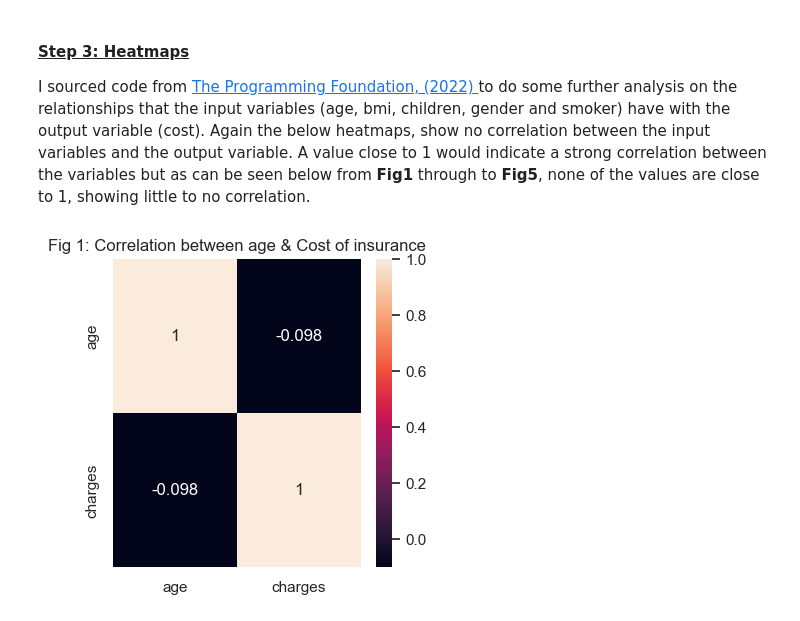
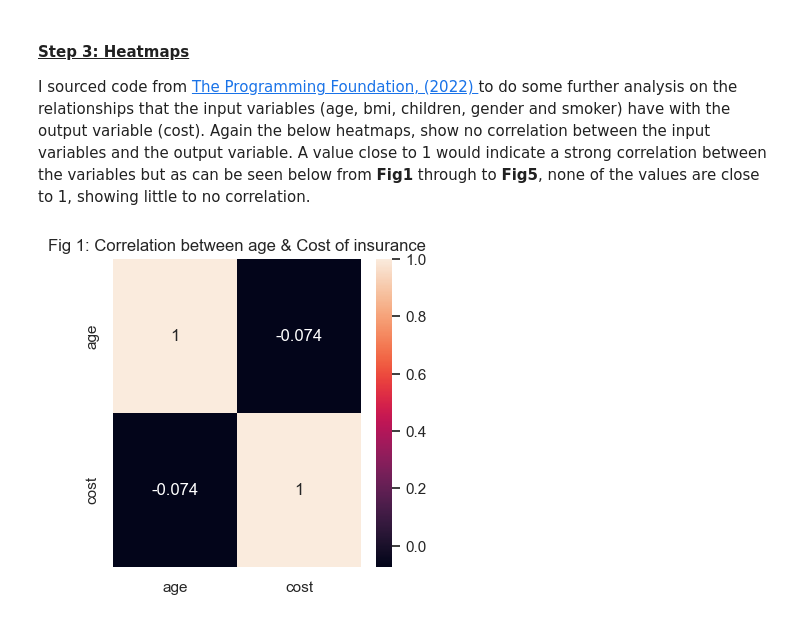
Before and after one commit to OCorry/Programming-for-Data-Analysis-Assessment-2022, a Jupyter notebook: Programming for Data Analysis Project 2022.ipynb, the cells around one changed output. Drawn from its saved outputs; the diff is of its cells as text; code cells hidden in the pictures.

```diff
--- a/Programming for Data Analysis Project 2022.ipynb
+++ b/Programming for Data Analysis Project 2022.ipynb
@@ -604,12 +623,12 @@ I sourced code from <a href="https://learn.theprogrammingfoundation.org/getting_
 # %%
 ageCost= newdf2[['age','cost',]]
 sns.set(rc={"figure.figsize":(4, 4)})
-sns.heatmap(ageCharges.corr(), annot =True).set(
+sns.heatmap(ageCost.corr(), annot =True).set(
     title="Fig 1: Correlation between age & Cost of insurance")
 plt.show()
 # https://learn.theprogrammingfoundation.org/getting_started/intro_data_science/module2/?gclid=Cj0KCQiAvqGcBhCJARIsAFQ5ke4SPvHhLMxD4sVnv5bSXKgcmm5qCZX94p0fR9cE-4sMNZZ5SgQf04YaAsLOEALw_wcB
 # %% [output]
-[figure, old version]
+[figure, new version]
 # %%
 bmiCost= newdf2[['bmi','cost',]]
 sns.set(rc={"figure.figsize":(4, 4)})
```
Also changed, not shown: parts of 50 cells of this notebook.
